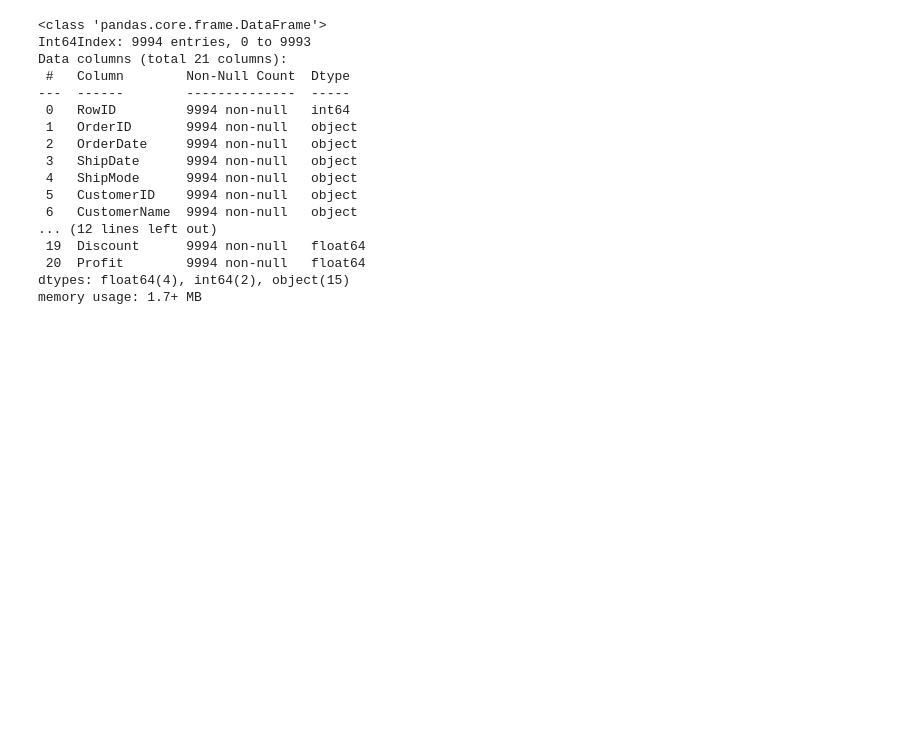
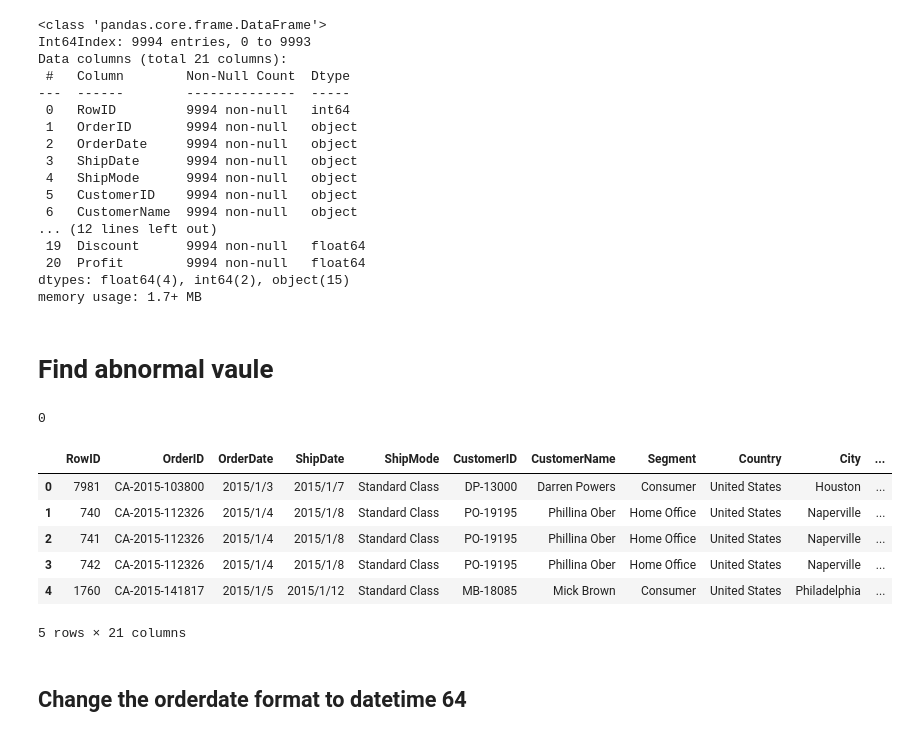
Before and after one commit to ckwalvin/RFM, a Jupyter notebook: NA_sales_RFM.ipynb, the cells around one changed output. Drawn from its saved outputs; the diff is of its cells as text; code cells hidden in the pictures; blank space fills up the shorter version.

```diff
--- a/NA_sales_RFM.ipynb
+++ b/NA_sales_RFM.ipynb
@@ -59,3 +61,22 @@ Data columns (total 21 columns):
  20  Profit        9994 non-null   float64
 dtypes: float64(4), int64(2), object(15)
 memory usage: 1.7+ MB
+# %% [markdown]
+# Find abnormal vaule
+# %%
+data.loc[data['Sales']<=0].Sales.count()
+# %% [output]
+0
+# %%
+data = data.loc[(data['Sales']>0)&(data['Quantity']>0)]
+data.head()
+# %% [output]
+|  | RowID | OrderID | OrderDate | ShipDate | ShipMode | CustomerID | CustomerName | Segment | Country | City | ... |
+| 0 | 7981 | CA-2015-103800 | 2015/1/3 | 2015/1/7 | Standard Class | DP-13000 | Darren Powers | Consumer | United States | Houston | ... |
+| 1 | 740 | CA-2015-112326 | 2015/1/4 | 2015/1/8 | Standard Class | PO-19195 | Phillina Ober | Home Office | United States | Naperville | ... |
+| 2 | 741 | CA-2015-112326 | 2015/1/4 | 2015/1/8 | Standard Class | PO-19195 | Phillina Ober | Home Office | United States | Naperville | ... |
+| 3 | 742 | CA-2015-112326 | 2015/1/4 | 2015/1/8 | Standard Class | PO-19195 | Phillina Ober | Home Office | United States | Naperville | ... |
+| 4 | 1760 | CA-2015-141817 | 2015/1/5 | 2015/1/12 | Standard Class | MB-18085 | Mick Brown | Consumer | United States | Philadelphia | ... |
+5 rows × 21 columns
+# %% [markdown]
+## Change the orderdate format to datetime 64
```
Also changed, not shown: parts of 18 cells of this notebook.
